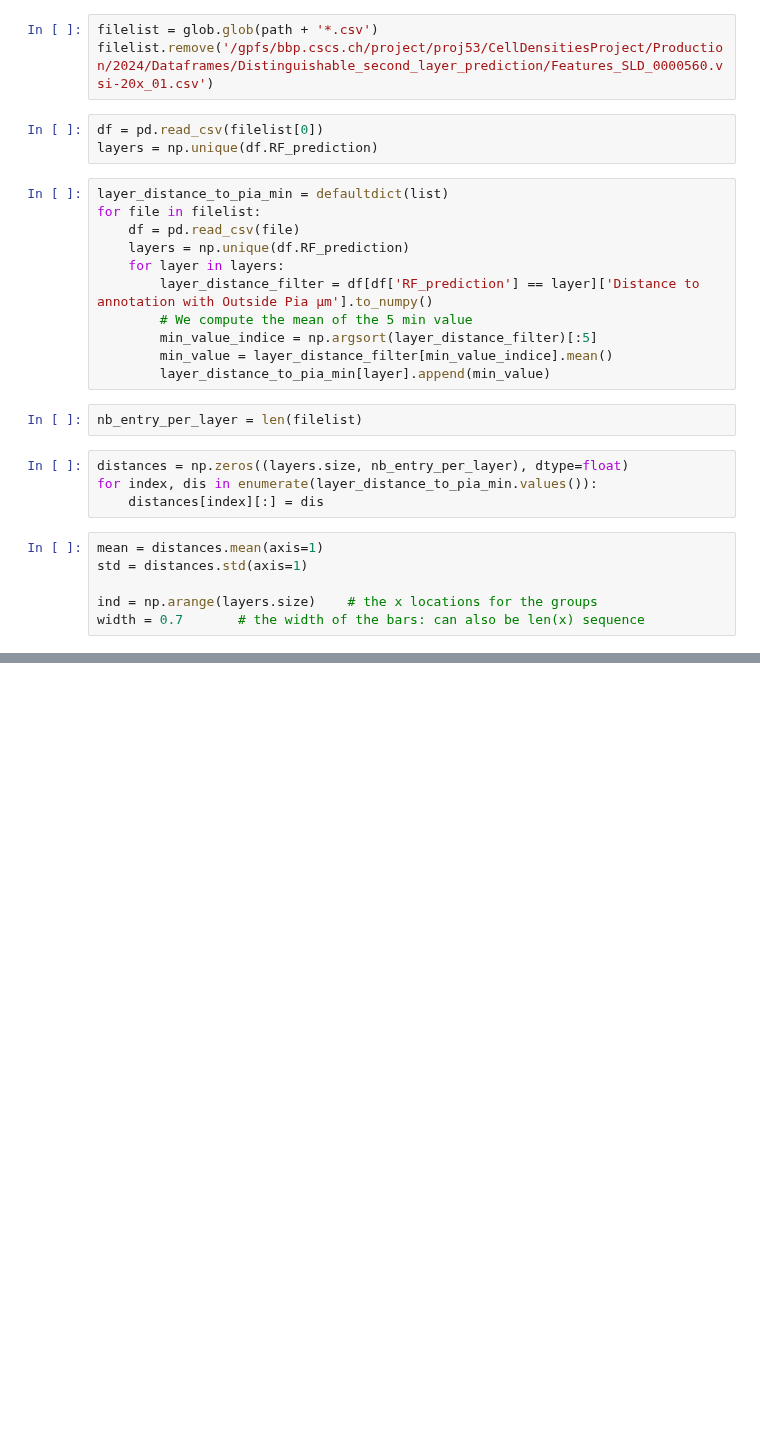
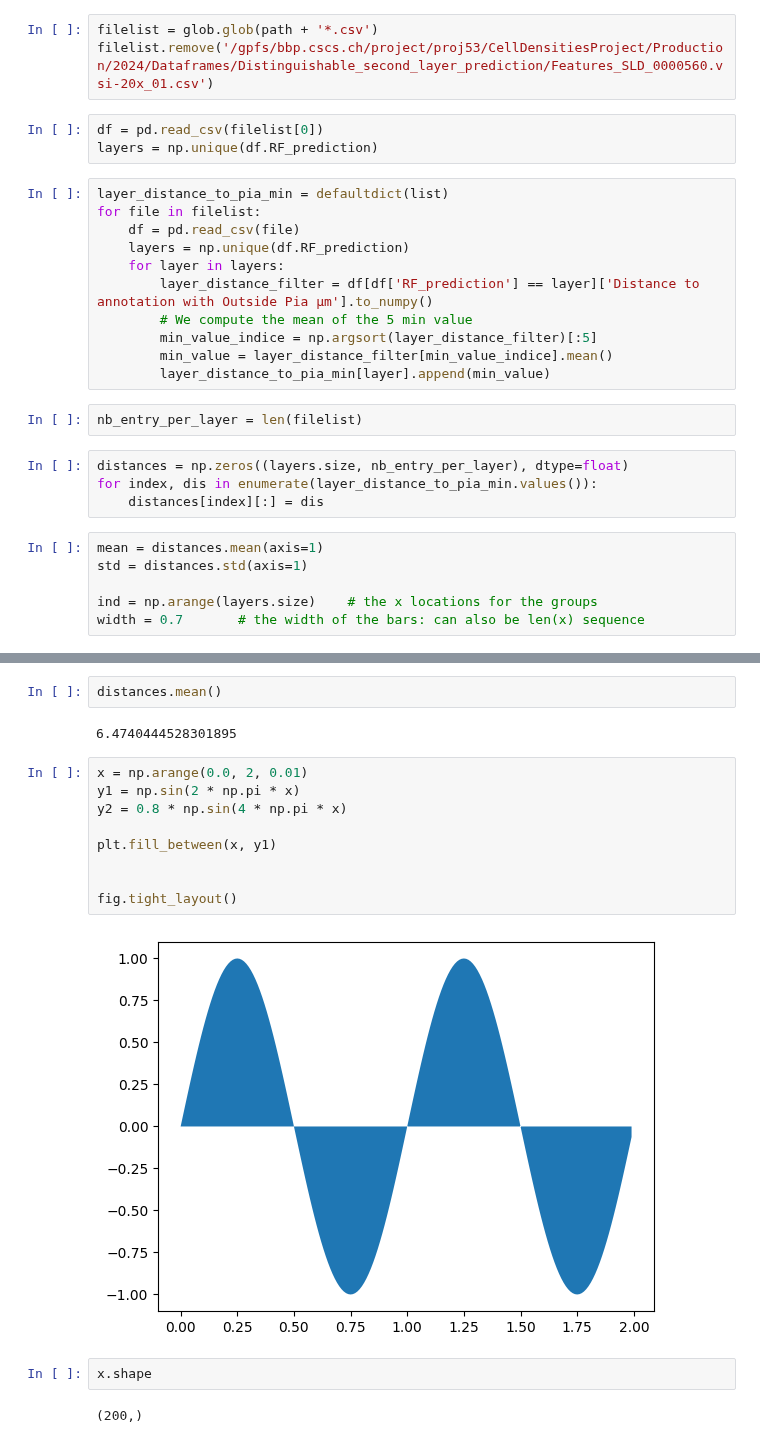
Before and after one commit to jacquemi-bbp/rat_sscx_nissl_analysis, a Jupyter notebook: Notebooks/layers_bondaries.ipynb, the cells around one changed output, grey strips where cells are left out. Saved outputs shown, nothing was run; the diff lists cells and outputs as text; blank space fills up the shorter version.

```diff
--- a/Notebooks/layers_bondaries.ipynb
+++ b/Notebooks/layers_bondaries.ipynb
@@ -50,0 +84,19 @@ plt.xticks(ind, columns)
+# %%
+distances.mean()
+# %% [output]
+6.4740444528301895
+# %%
+x = np.arange(0.0, 2, 0.01)
+y1 = np.sin(2 * np.pi * x)
+y2 = 0.8 * np.sin(4 * np.pi * x)
+
+plt.fill_between(x, y1)
+
+
+fig.tight_layout()
+# %% [output]
+[figure, added]
+# %%
+x.shape
+# %% [output]
+(200,)
```
Also changed, not shown: parts of 4 cells of this notebook.
